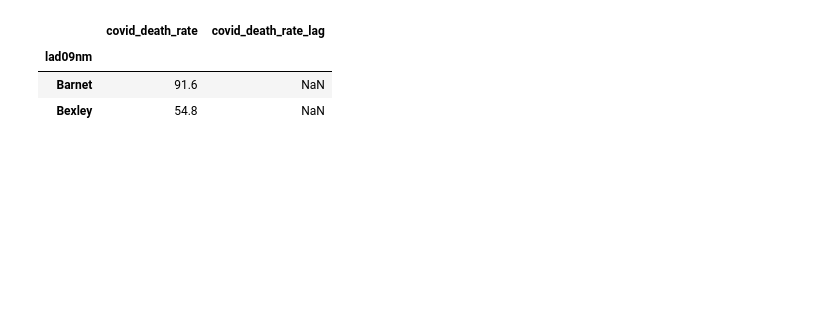
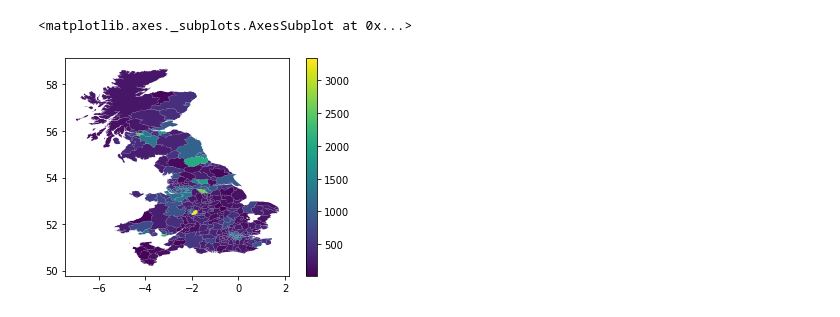
Before and after one commit to Quotennial/covid_bame, a Jupyter notebook: notebooks/spatial_analysis.ipynb, the cells around one changed output. Cells and saved outputs as stored; diff of their text form; code cells hidden in the pictures; blank space fills up the shorter version.

Commit message:
added spatial and morans

```diff
--- a/notebooks/spatial_analysis.ipynb
+++ b/notebooks/spatial_analysis.ipynb
@@ -24,4 +46,5 @@ import bame_datastore
 # %%
 df= pd.read_csv("../data/processed/explain_pop_norm.csv", index_col=0)
+df = bame_datastore.fbook_covid_data.df
 gdf = bame_datastore.lad_geog.gdf.set_index("lad09nm")
-db = gdf.join(df)
+gdf = gdf.join(df)
@@ -49,9 +51,7 @@ w.transform = 'R'
-# %%
-db['covid_death_rate_lag'] = weights.spatial_lag.lag_spatial(w, db['covid_death_rate'])
-db.loc[['Barnet', 'Bexley'],
-       ['covid_death_rate', 'covid_death_rate_lag']]
-# %% [output]
-|  | covid_death_rate | covid_death_rate_lag |
-| lad09nm |  |  |
-| Barnet | 91.6 | NaN |
-| Bexley | 54.8 | NaN |
+# %%
+death_col = df.columns[-1]
+gdf = gdf.dropna(subset=[death_col])
+gdf.plot(column=death_col, cmap='viridis', legend=True)
+# %% [output]
+<matplotlib.axes._subplots.AxesSubplot at 0x...>
+[figure, added]
```
Also changed, not shown: parts of 16 cells of this notebook, 3 other files.
